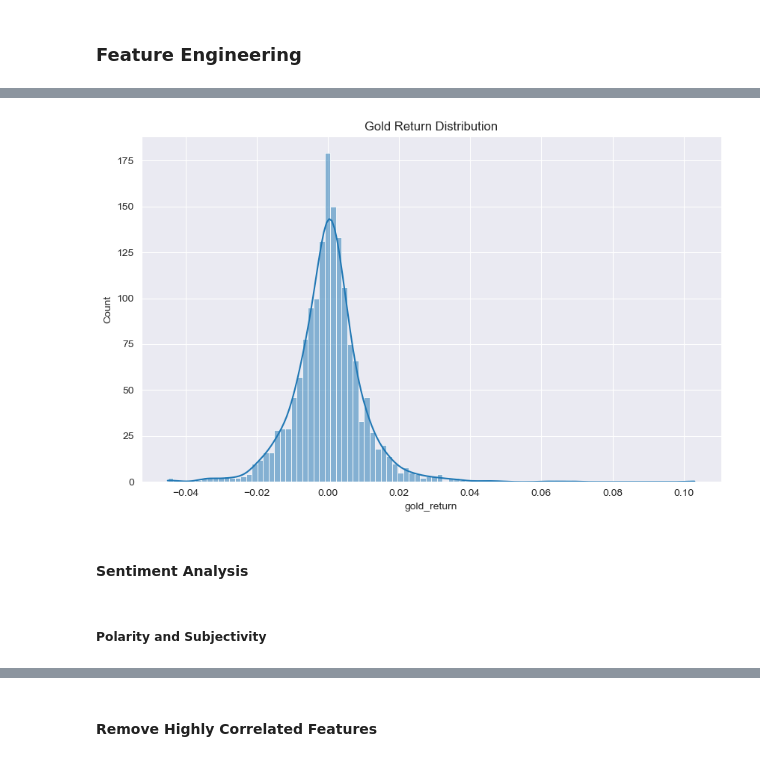
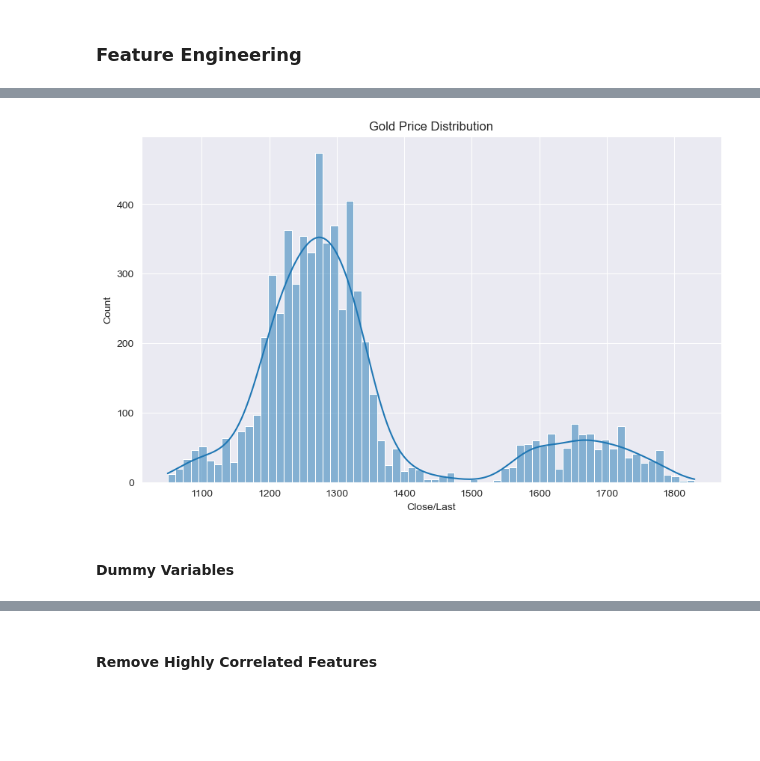
Before and after one commit to itsGarrin/nlp-commodities-price-prediction, a Jupyter notebook: notebook/nlp-commodities-price-prediction.ipynb, the cells around one changed output, grey strips where cells are left out. Saved outputs shown, nothing was run; the diff lists cells and outputs as text; code cells hidden in the pictures; blank space fills up the shorter version.

```diff
--- a/notebook/nlp-commodities-price-prediction.ipynb
+++ b/notebook/nlp-commodities-price-prediction.ipynb
@@ -423,5 +347,5 @@ gold_price
 # %%
 # merge gold return with merged data
-df = pd.merge(df, gold_price[['Date', 'gold_return']], how='inner', on='Date')
+df = pd.merge(gold_price[['Date', 'Close/Last']], df, how='left', left_on='Date', right_on='Dates')
 df
 # %% [output]
@@ -440,0 +365,8 @@ df
+# %%
+# drop rows with NaN
+df = df.dropna()
+
+# drop Dates column and rename Date_x to Date
+df = df.drop(columns=['Dates', 'Date_y'])
+df = df.rename(columns={'Date_x': 'Date'})
+df
@@ -456,8 +402,11 @@ df.describe()
+# %%
+# drop any classification rows that are not 'Future' or 'Past'
+df = df[(df['Classification'] == 'Future') | (df['Classification'] == 'Past')]
 # %% [markdown]
 ### Feature Engineering
 # %%
 # Split data into features and target
-X = df.drop(columns=['Date', 'gold_return'])
-y = df['gold_return']
+X = df.drop(columns=['Date', 'Close/Last', 'News'])
+y = df['Close/Last']
 X
 # %% [output]
@@ -477,12 +426,8 @@ X
 # %%
 # plot the distribution of the target variable
 plt.figure(figsize=(10, 6))
 sns.histplot(y, kde=True)
-plt.title('Gold Return Distribution')
+plt.title('Gold Price Distribution')
 plt.show()
 # %% [output]
-[figure, old version]
+[figure, new version]
-# %% [markdown]
-#### Sentiment Analysis
-# %% [markdown]
-##### Polarity and Subjectivity
@@ -494,0 +434,2 @@ X
+# %% [markdown]
+#### Dummy Variables
```
Also changed, not shown: parts of 33 cells of this notebook.
